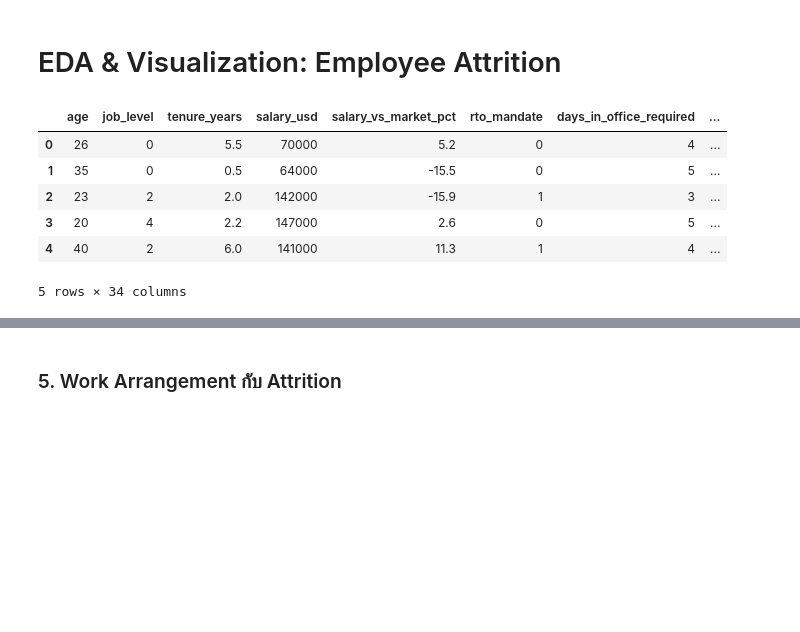
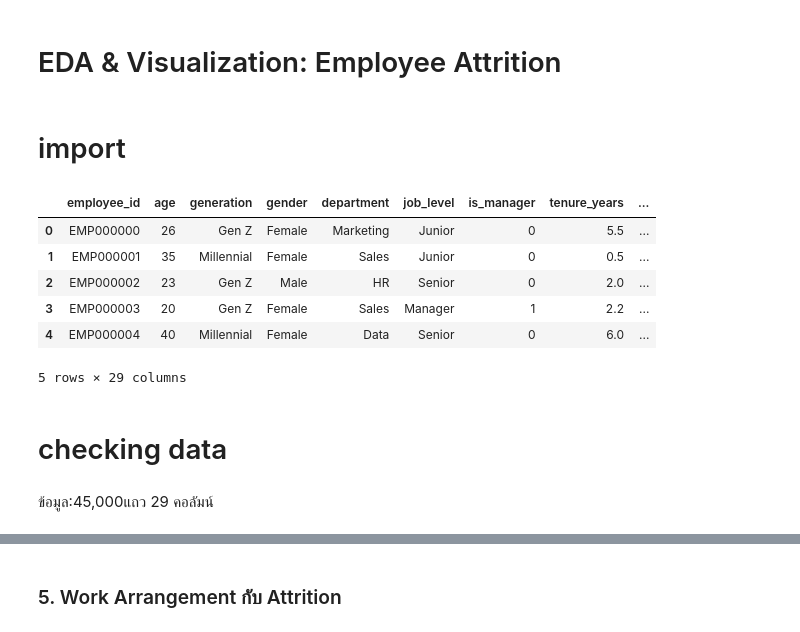
Before and after one commit to DDECHH/Employee-Attrition, a Jupyter notebook: notebooks/02_data_visualization.ipynb, the cells around one changed output, grey strips where cells are left out. Cells and saved outputs as stored; diff of their text form; code cells hidden in the pictures; blank space fills up the shorter version.

```diff
--- a/notebooks/02_data_visualization.ipynb
+++ b/notebooks/02_data_visualization.ipynb
@@ -1,22 +1,29 @@
 # %% [markdown]
 # EDA & Visualization: Employee Attrition
+# %% [markdown]
+# import
 # %%
 import numpy as np
 import pandas as pd
 import matplotlib.pyplot as plt
 import seaborn as sns
 
-data = "../data/data_preprocess.csv"
-df = pd.read_csv(data)
+
+df = pd.read_csv("../data/employee_attrition_2026_master.csv")
+# df['attrition_pct'] = df['attrition'] * 100
 df.head()
 # %% [output]
-|  | age | job_level | tenure_years | salary_usd | salary_vs_market_pct | rto_mandate | days_in_office_required | ... |
-| 0 | 26 | 0 | 5.5 | 70000 | 5.2 | 0 | 4 | ... |
-| 1 | 35 | 0 | 0.5 | 64000 | -15.5 | 0 | 5 | ... |
-| 2 | 23 | 2 | 2.0 | 142000 | -15.9 | 1 | 3 | ... |
-| 3 | 20 | 4 | 2.2 | 147000 | 2.6 | 0 | 5 | ... |
-| 4 | 40 | 2 | 6.0 | 141000 | 11.3 | 1 | 4 | ... |
+|  | employee_id | age | generation | gender | department | job_level | is_manager | tenure_years | ... |
+| 0 | EMP000000 | 26 | Gen Z | Female | Marketing | Junior | 0 | 5.5 | ... |
+| 1 | EMP000001 | 35 | Millennial | Female | Sales | Junior | 0 | 0.5 | ... |
+| 2 | EMP000002 | 23 | Gen Z | Male | HR | Senior | 0 | 2.0 | ... |
+| 3 | EMP000003 | 20 | Gen Z | Female | Sales | Manager | 1 | 2.2 | ... |
+| 4 | EMP000004 | 40 | Millennial | Female | Data | Senior | 0 | 6.0 | ... |
-5 rows × 34 columns
+5 rows × 29 columns
+# %% [markdown]
+# checking data
+# %% [markdown]
+ข้อมูล:45,000แถว   29 คอลัมน์
 # %%
 # ตรวจสอบ Missing Value
 print(df.isnull().sum().sum())
```
Also changed, not shown: parts of 32 cells of this notebook, 16 other files.
